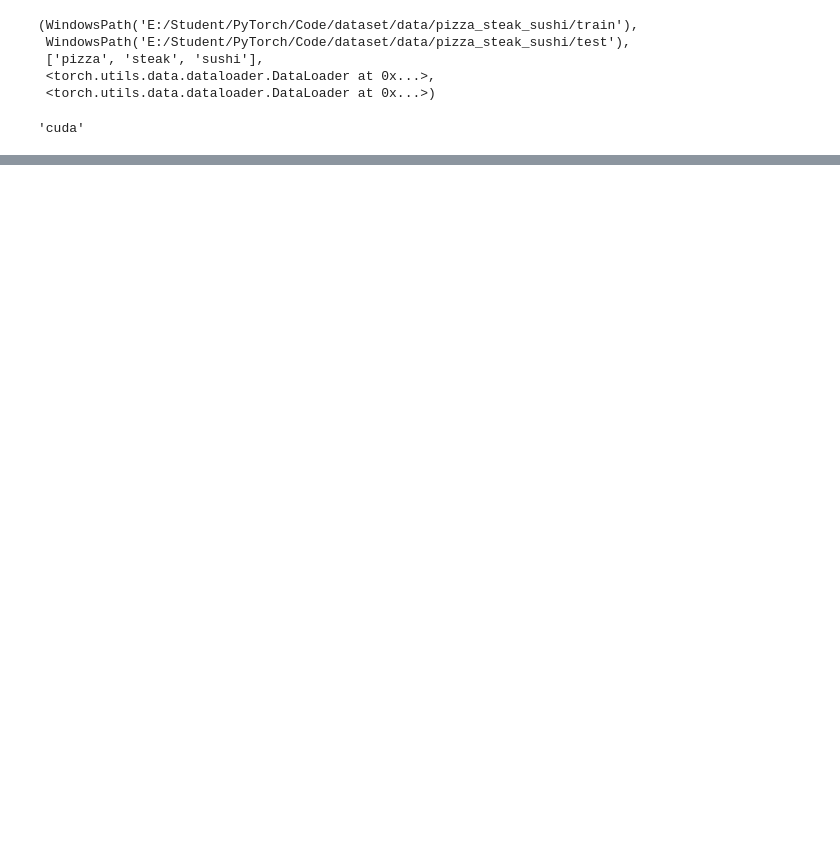
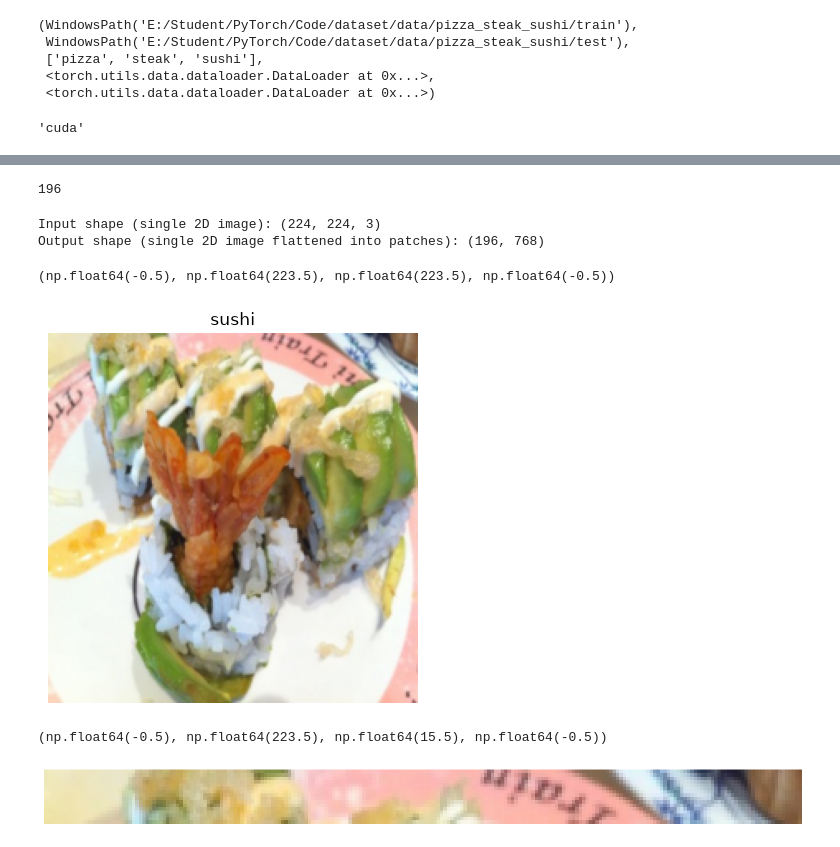
Before and after one commit to Mr-Green07/Custom_ResNet, a Jupyter notebook: Paper_replicating/replicate_pytorch_01.ipynb, the cells around one changed output, grey strips where cells are left out. Saved outputs shown, nothing was run; the diff lists cells and outputs as text; code cells hidden in the pictures; blank space fills up the shorter version.

Commit message:
completed till paper replicating

```diff
--- a/Paper_replicating/replicate_pytorch_01.ipynb
+++ b/Paper_replicating/replicate_pytorch_01.ipynb
@@ -83,0 +87,41 @@ plt.show()
+# %%
+## Replicating ViT
+height = 224
+width = 224
+color_channels = 3
+patch_size = 16
+number_of_patches = int((height * width) / patch_size **2)
+number_of_patches
+# %% [output]
+196
+# %%
+embedding_layer_input_shape = (height, width, color_channels) #input
+embedding_layer_output_shape = (number_of_patches, patch_size** 2 * color_channels) #output
+
+
+
+print(f"Input shape (single 2D image): {embedding_layer_input_shape}")
+print(f"Output shape (single 2D image flattened into patches): {embedding_layer_output_shape}")
+# %% [output]
+Input shape (single 2D image): (224, 224, 3)
+Output shape (single 2D image flattened into patches): (196, 768)
+# %%
+##  view the single image
+
+plt.imshow(image.permute(1, 2, 0))
+plt.title(class_names[label])
+plt.axis(False)
+# %% [output]
+(np.float64(-0.5), np.float64(223.5), np.float64(223.5), np.float64(-0.5))
+[figure, added]
+# %%
+image_permuted = image.permute(1, 2, 0)
+patch_size = 16
+
+plt.figure(figsize = (patch_size, patch_size))
+plt.imshow(image_permuted[:patch_size, :, :])
+# plt.title(class_names[label])
+plt.axis(False)
+# %% [output]
+(np.float64(-0.5), np.float64(223.5), np.float64(15.5), np.float64(-0.5))
+[figure, added]
```
Also changed, not shown: parts of 37 cells of this notebook, 33 other files.
